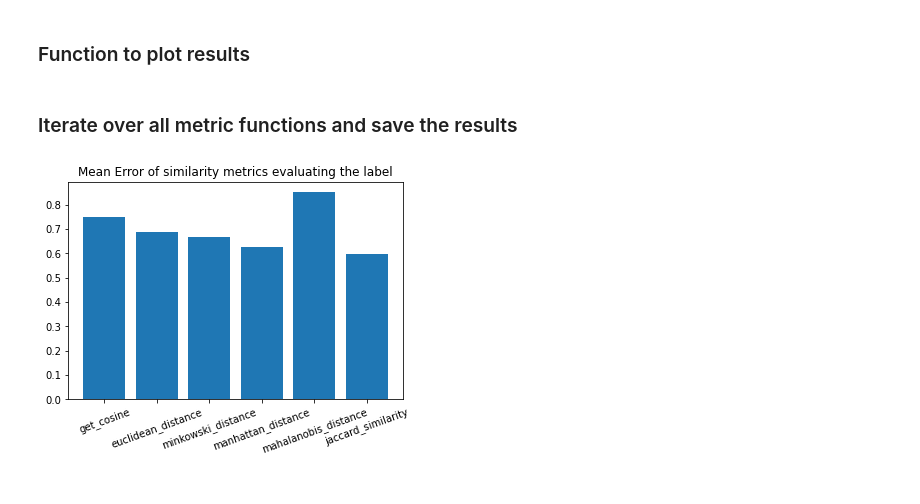
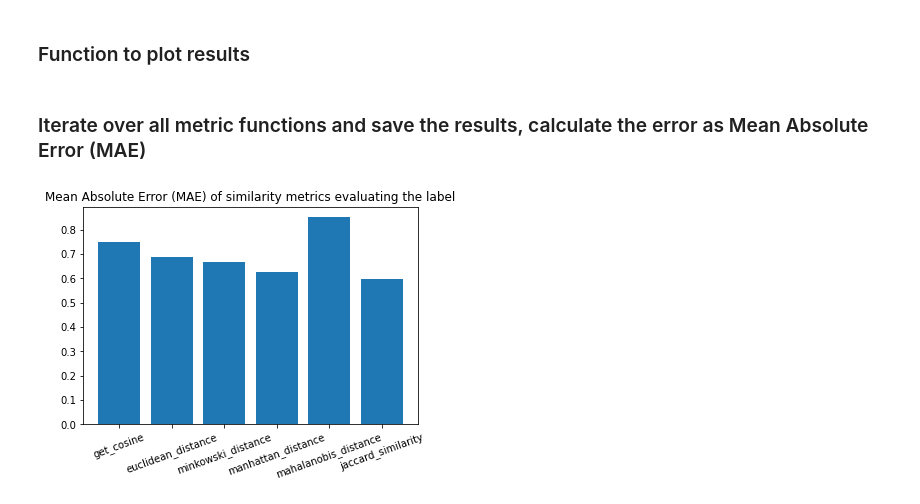
Before and after one commit to Progetto-Agiw/certa, a Jupyter notebook: metric-threshold-testing.ipynb, the cells around one changed output. Saved outputs shown, nothing was run; the diff lists cells and outputs as text; code cells hidden in the pictures.

```diff
--- a/metric-threshold-testing.ipynb
+++ b/metric-threshold-testing.ipynb
@@ -200,18 +146,19 @@ df_test.head()
 # %% [markdown]
 ### Calculates the error between the label and the similarity value
 # %%
-def calculate_error_values(df: pd.DataFrame):
+def calculate_error_values(df: pd.DataFrame, squared_error=False):
     error_values = []
+    if squared_error:
+        power_factor = 2
+    else:
+        power_factor = 1
 
     for _, data in df.iterrows():
         label = data['label']
         similarity_value = data['similarity']
         if label == '1':
-            error_values.append(int(label) - similarity_value)
+            error_values.append((int(label) - similarity_value)**power_factor)
         else:
-            error_values.append(similarity_value)
+            error_values.append(similarity_value**power_factor)
 
     return error_values
-# %%
-df_test['error'] = calculate_error_values(df_test)
-df_test.head()
@@ -230,10 +170,10 @@ def mean_error(df: pd.DataFrame):
 # %% [markdown]
 ### Processes the input dataframe with all the necessary operations
 # %%
-def processing_pipeline(df: pd.DataFrame, metric):
+def processing_pipeline(df: pd.DataFrame, metric, squared_error=False):
     df['similarity'] = calculate_similarity_values(df, metric)
     df['similarity'] = normalize_similarity_values(df)
-    df['error'] = calculate_error_values(df)
+    df['error'] = calculate_error_values(df, squared_error)
 
     return df
 # %% [markdown]
@@ -242,18 +182,19 @@ def processing_pipeline(df: pd.DataFrame, metric):
 def plot_results(results):
     plt.bar(range(results.shape[0]), results['mean_error'], align='center')
     plt.xticks(range(6), results['metric'], rotation=20)
-    plt.title('Mean Error of similarity metrics evaluating the label')
+    #plt.title('Mean Error of similarity metrics evaluating the label')
     plt.show()
 # %% [markdown]
-### Iterate over all metric functions and save the results
+### Iterate over all metric functions and save the results, calculate the error as Mean Absolute Error (MAE)
 # %%
 results = pd.DataFrame(columns=['metric', 'mean_error'])
 
 for metric in similarity_functions:
     df_test = df_clean.copy()
-    df_test = processing_pipeline(df_test, metric)
+    df_test = processing_pipeline(df_test, metric, squared_error=False)
     results = results.append({'metric': metric.__name__, 'mean_error': mean_error(df_test)}, ignore_index=True)
 
+plt.title('Mean Absolute Error (MAE) of similarity metrics evaluating the label')
 plot_results(results)
 # %% [output]
-[figure, old version]
+[figure, new version]
```
Also changed, not shown: parts of 31 cells of this notebook.
